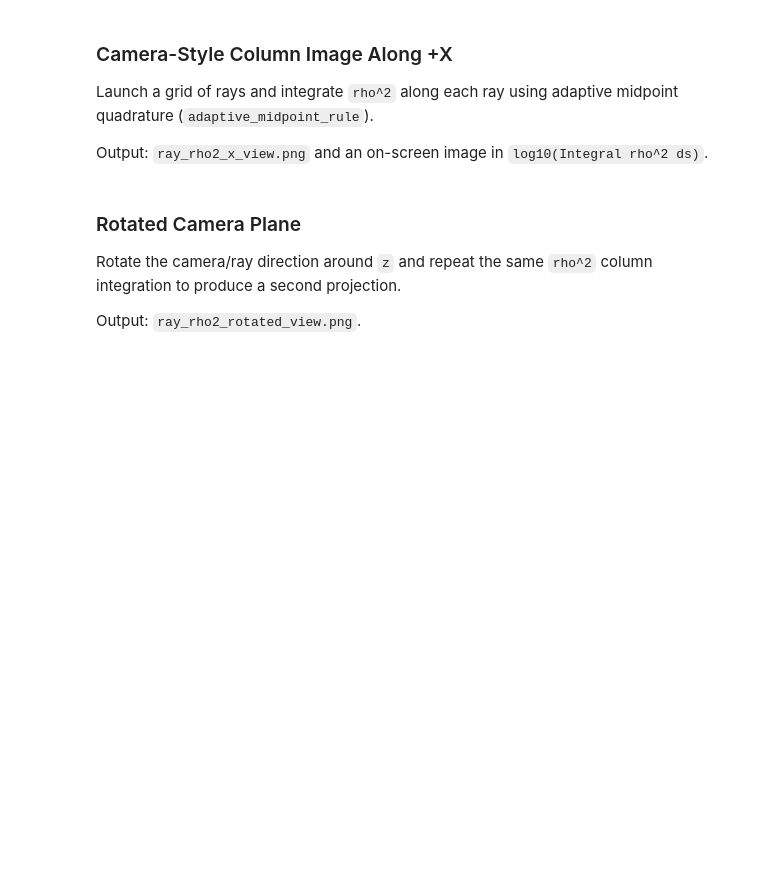
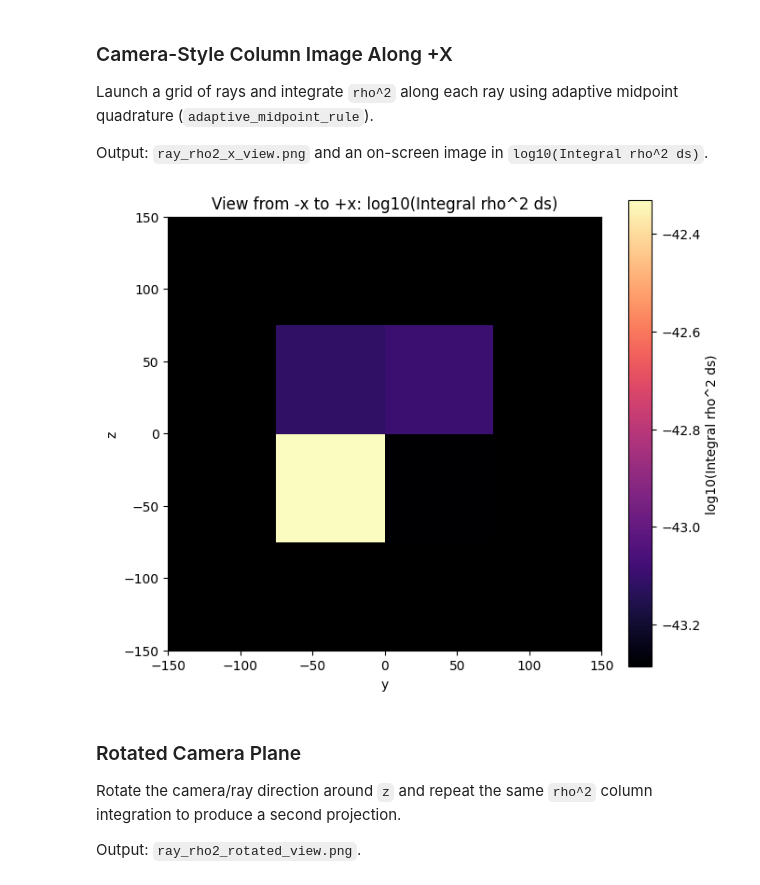
Before and after one commit to svaberg/batcamp, a Jupyter notebook: examples/ray.ipynb, the cells around one changed output. Drawn from its saved outputs; the diff is of its cells as text; code cells hidden in the pictures; blank space fills up the shorter version.

```diff
--- a/examples/ray.ipynb
+++ b/examples/ray.ipynb
@@ -174,7 +189,7 @@ Output: `ray_rho2_x_view.png` and an on-screen image in `log10(Integral rho^2 ds
 # %%
 # Camera-style projection from -x toward +x: integrate rho^2 along x-directed rays.
 # Ray-first design: launch from an interior plane and integrate with bulk adaptive midpoint rays.
-ray_img = OctreeRayInterpolator(interp)
+ray_interpolator = OctreeRayInterpolator(interp)
 
 
 def integrate_rho2_with_rays(ray_obj, origins_xyz, direction_xyz, t_end, *, chunk_size=4096):
@@ -215,7 +230,7 @@ xmin, xmax = float(dmin[0]), float(dmax[0])
 ymin, ymax = float(dmin[1]), float(dmax[1])
 zmin, zmax = float(dmin[2]), float(dmax[2])
 
-ny, nz = 32, 32
+ny, nz = 4, 4
 # Increase ny/nz for higher-resolution images.
 y_grid = np.linspace(ymin, ymax, ny)
 z_grid = np.linspace(zmin, zmax, nz)
@@ -231,7 +246,7 @@ origins = np.column_stack(
 )
 direction = np.array([1.0, 0.0, 0.0], dtype=float)
 
-rho2_column = integrate_rho2_with_rays(ray_img, origins, direction, (xmax - xmin) * 0.999999)
+rho2_column = integrate_rho2_with_rays(ray_interpolator, origins, direction, (xmax - xmin) * 0.999999)
 rho2_image = rho2_column.reshape(Yg.shape)
 plot_data = np.where(
     np.isfinite(rho2_image) & (rho2_image > 0.0),
@@ -239,33 +254,35 @@ plot_data = np.where(
     np.nan,
 )
 
 valid = np.isfinite(plot_data)
 if np.any(valid):
     vmin = float(np.nanpercentile(plot_data[valid], 2.0))
     vmax = float(np.nanpercentile(plot_data[valid], 98.0))
 else:
     vmin, vmax = -1.0, 1.0
 cmap = plt.colormaps['magma'].copy()
 cmap.set_bad('black')
 fig, ax = plt.subplots(figsize=(7.5, 6.5))
 ax.set_facecolor('black')
 im = ax.imshow(
     plot_data,
     origin='lower',
     extent=[ymin, ymax, zmin, zmax],
     aspect='equal',
     cmap=cmap,
     vmin=vmin,
     vmax=vmax,
 )
 ax.set_xlabel('y')
 ax.set_ylabel('z')
 ax.set_title('View from -x to +x: log10(Integral rho^2 ds)')
 cb = fig.colorbar(im, ax=ax)
 cb.set_label('log10(Integral rho^2 ds)')
 out_png = 'ray_rho2_x_view.png'
 fig.savefig(out_png, dpi=180, bbox_inches='tight')
 plt.show()
+# %% [output]
+[figure, added]
 # %% [markdown]
 ### Rotated Camera Plane
 
```
Also changed, not shown: parts of 7 cells of this notebook, 23 other files.
